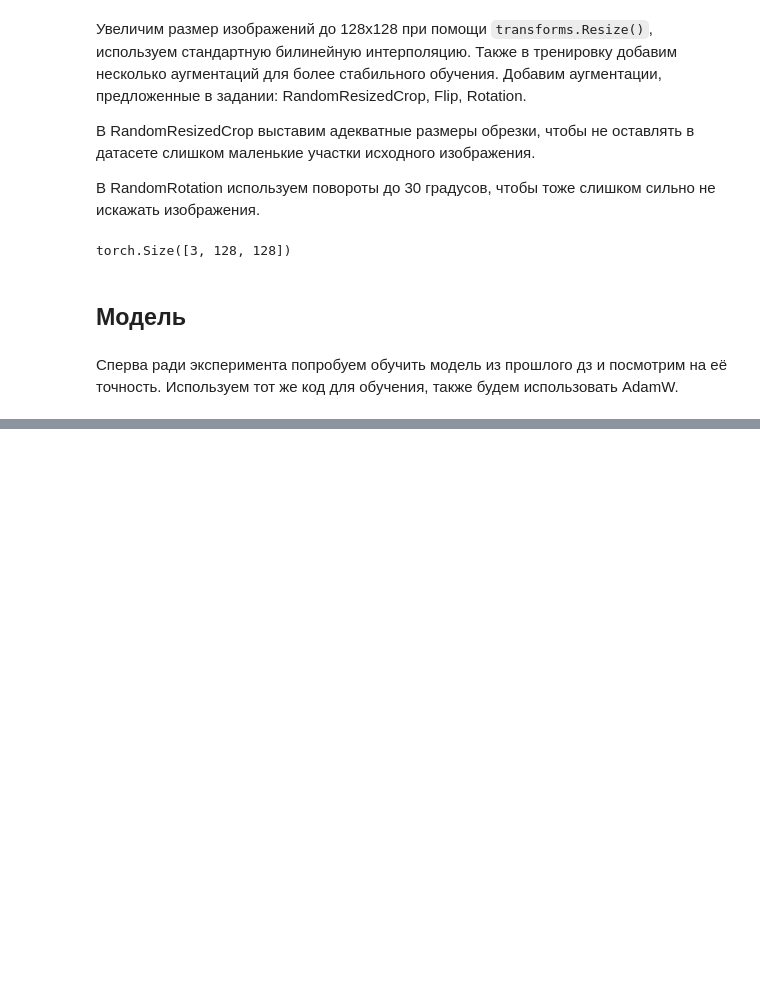
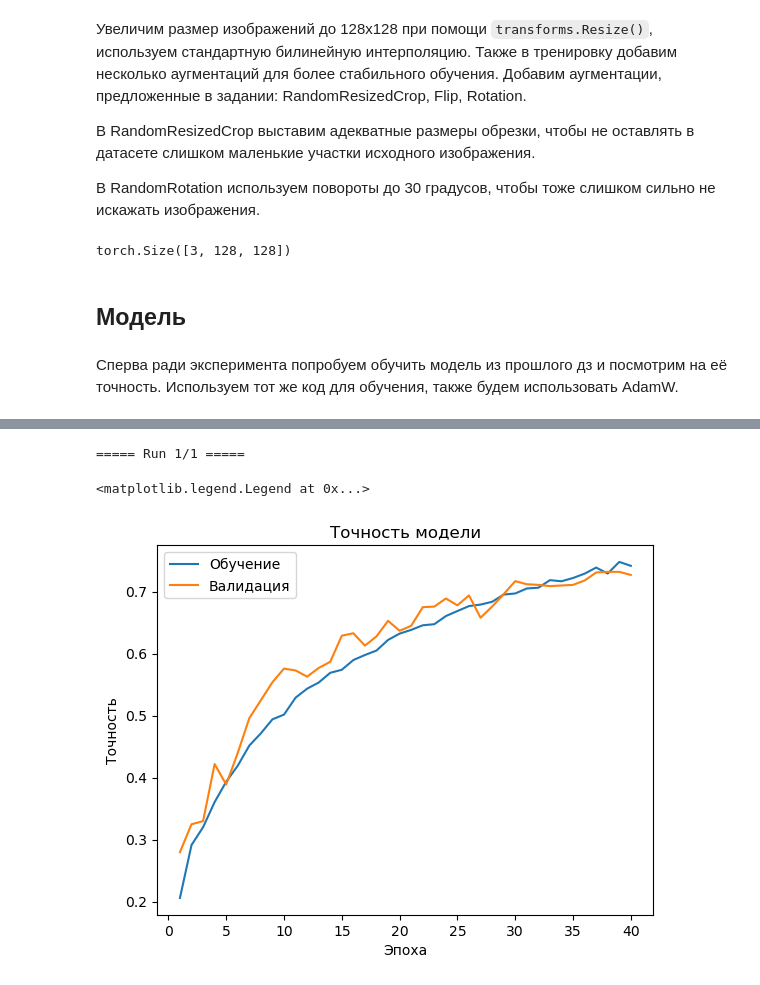
Before and after one commit to EHAT32/cv-masters-2025-fall, a Jupyter notebook: hw3.ipynb, the cells around one changed output, grey strips where cells are left out. Drawn from its saved outputs; the diff is of its cells as text; code cells hidden in the pictures; blank space fills up the shorter version.

```diff
--- a/hw3.ipynb
+++ b/hw3.ipynb
@@ -353,0 +574,27 @@ resultsFinal = train_multiple_runs(
+# %%
+def make_deep():
+    return DeepResNet(CLASS_NUM).to(device)
+# %%
+results_deep = train_multiple_runs(
+    runs=1,
+    model_constructor=make_deep,
+    optimizer_constructor=init_AdamW,
+    criterion=criterion,
+    train_data_loader=train_data_loader,
+    val_data_loader=val_data_loader,
+    epoch_num=40,
+    save_path= "./models/hw3/deep_best.pt"
+)
+# %% [output]
+===== Run 1/1 =====
+# %%
+plt.title('Точность модели')
+plt.plot(np.arange(1, len(results_deep['mean_train_accs'])+1, dtype=np.int16), results_deep['mean_train_accs'], label='Обучение')
+plt.plot(np.arange(1, len(results_deep['mean_train_accs'])+1, dtype=np.int16), results_deep['mean_val_accs'], label='Валидация')
+plt.xlabel('Эпоха')
+plt.ylabel('Точность')
+plt.legend()
+# plt.semilogy()
+# %% [output]
+<matplotlib.legend.Legend at 0x...>
+[figure, added]
```
Also changed, not shown: parts of 21 cells of this notebook.
